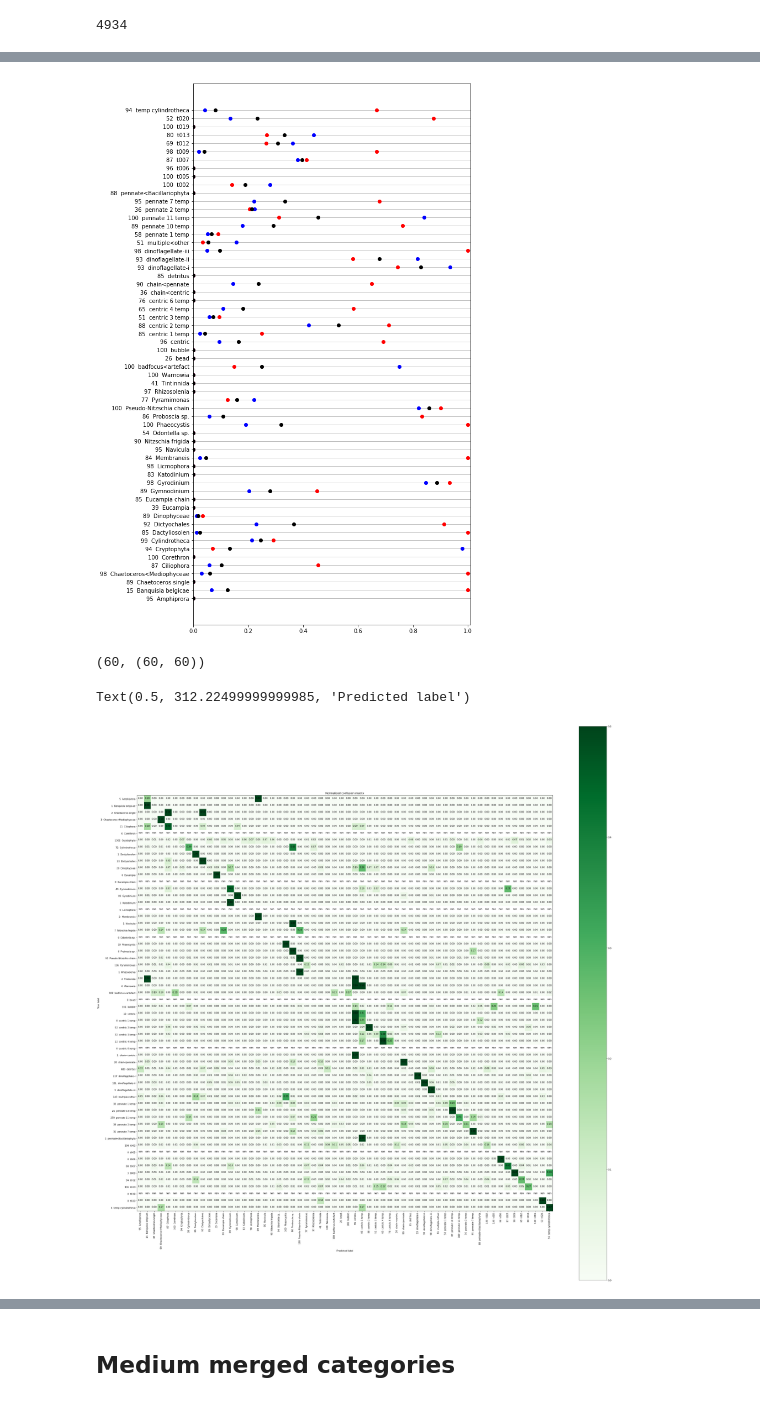
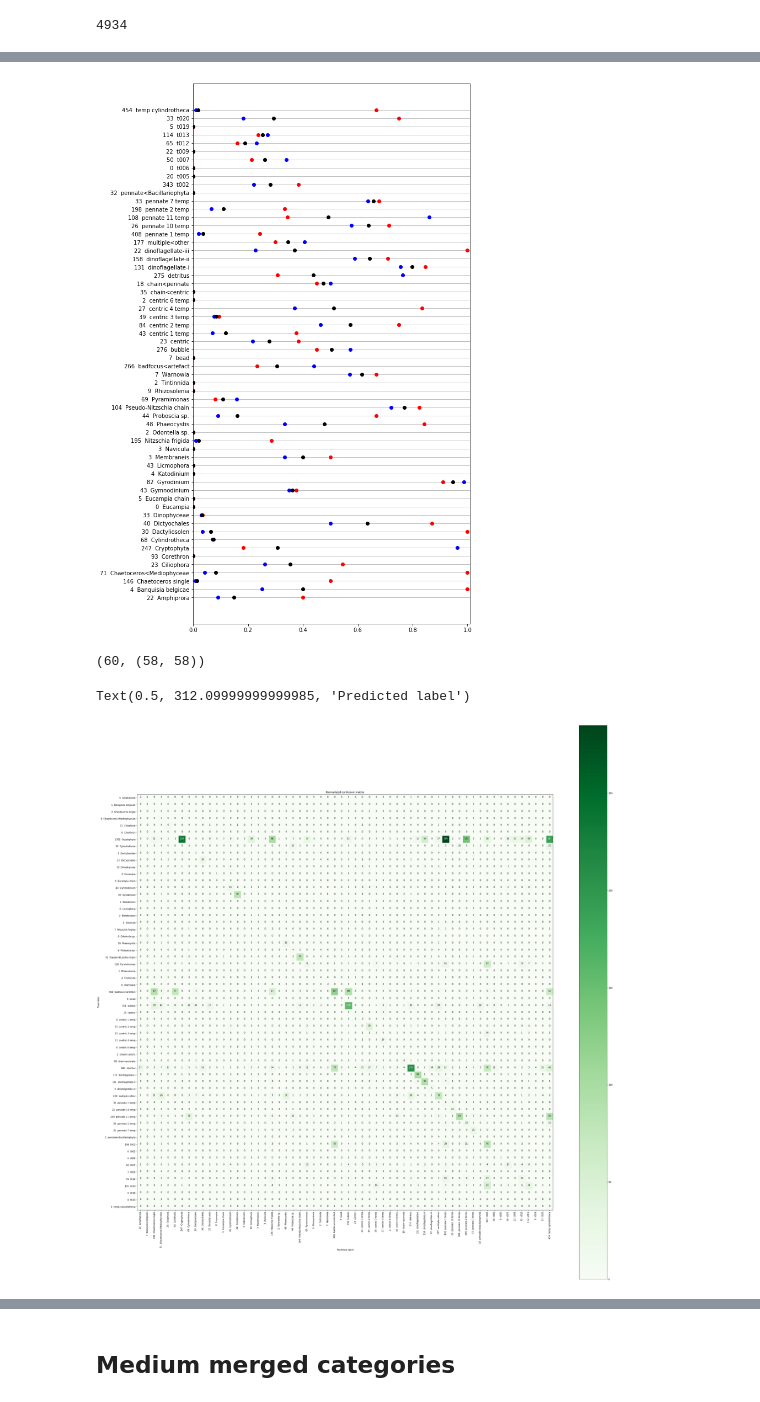
Before and after one commit to patrickcgray/deep_ifcb, a Jupyter notebook: python/model_predictions.ipynb, the cells around one changed output, grey strips where cells are left out. Drawn from its saved outputs; the diff is of its cells as text; code cells hidden in the pictures.

Commit message:
adding analysis redone for the nofeat model with live data and beginning on random forest model

```diff
--- a/python/model_predictions.ipynb
+++ b/python/model_predictions.ipynb
@@ -42,8 +33,8 @@ img_md_subset = pd.read_csv('../../../Data/fresh_data_012121/preserved/ifcb_ecot
 # %%
 # reading in the small subsets that schuyler predicted on
 
-#img_md_subset = pd.read_csv('../../../Data/fresh_data_012121/live/ecotaxa_cnn_predictions_live_100_per_class_240121.csv', sep='\t')
-img_md_subset = pd.read_csv('../../../Data/fresh_data_012121/preserved/ecotaxa_cnn_predictions_preserved_with_live_model_100_per_class_250121.csv', sep='\t')
+img_md_subset = pd.read_csv('../../../Data/fresh_data_012121/live/ecotaxa_cnn_predictions_live_100_per_class_240121.csv', sep='\t')
+#img_md_subset = pd.read_csv('../../../Data/fresh_data_012121/preserved/ecotaxa_cnn_predictions_preserved_with_live_model_100_per_class_250121.csv', sep='\t')
 # %%
 ! pwd
 # %% [output]
@@ -254,4 +236,4 @@ def generate_data(available_subset, batch_size):
 # %%
-predict_prob = model.predict_generator(generator = generate_data(prediction_subset,batch_size=1), steps=5543/1, verbose=1)
+predict_prob = model.predict_generator(generator = generate_data(prediction_subset,batch_size=1), steps=5830/1, verbose=1)
 #predict_prob = model.predict([X_predict, flu_data])
 # %% [output]
@@ -704,7 +526,7 @@ ifcb_ecotaxa_subset_012421.csv
 # %%
 #live_preds = pd.read_csv('../ecotaxa_cnn_predictions_preserved_with_live_model_100_per_class_250121.csv', sep='\t')
-live_preds = pd.read_csv('../../live/ecotaxa_cnn_predictions_live_100_per_class_240121.csv', sep='\t')
-#live_preds = prediction_subset
+#live_preds = pd.read_csv('../../live/ecotaxa_cnn_predictions_live_100_per_class_240121.csv', sep='\t')
+live_preds = prediction_subset
 live_preds['validated_type'] = ''
 live_preds.head()
 # %% [output]
@@ -963,12 +785,12 @@ ax.grid(which='major', linestyle='-', linewidth='0.5', color='grey', axis='y')
 #plt.savefig('merged_class_acc.png', dpi=300)
 plt.show()
 # %% [output]
-[figure, old version]
+[figure, new version]
 # %%
 from sklearn.metrics import confusion_matrix
 len(class_id_dict), confusion_matrix(np.array(all_labs), np.array(all_preds)).shape
 # %% [output]
-(60, (60, 60))
+(60, (58, 58))
 # %%
 all_labs.append(11)
 all_labs.append(52)
@@ -979,38 +801,38 @@ all_preds.append(52)
 from sklearn.metrics import confusion_matrix
 import itertools
 
 num_classes = len(class_id_dict)
 
 cm = confusion_matrix(np.array(all_labs), np.array(all_preds))
-cm = cm.astype('float') / cm.sum(axis = 1)[:, np.newaxis]
+#cm = cm.astype('float') / cm.sum(axis = 1)[:, np.newaxis]
 
 #print(cm)
 plt.figure(figsize=(35,35))
 
-plt.imshow(cm, cmap = 'Greens', vmax=0.5)
+plt.imshow(cm, cmap = 'Greens')
 plt.title('Normalized confusion matrix')
 plt.colorbar()
 tick_marks = np.arange(num_classes)
 plt.xticks(tick_marks, nc, rotation=90)
 plt.yticks(tick_marks, n_tc)
 
-fmt = '.2f'
+fmt = '.0f'
 thresh = cm.max() / 2.
 for i, j in itertools.product(range(cm.shape[0]), range(cm.shape[1])):
     plt.text(j, i, format(cm[i, j], fmt),
              horizontalalignment="center",
              color="white" if cm[i, j] > thresh else "black")
 
 plt.tight_layout()
 plt.ylabel('True label')
 plt.xlabel('Predicted label')
 #plt.axis('off')
 #plt.grid(b=None, which='major', axis='both')
 
 #plt.savefig('../../conf_matrix_unmerged_visible_low_end_large_validated.png', dpi=300)
 # %% [output]
-Text(0.5, 312.22499999999985, 'Predicted label')
+Text(0.5, 312.09999999999985, 'Predicted label')
-[figure, old version]
+[figure, new version]
 # %%
 counts, classes
 # %% [output]
```
Also changed, not shown: parts of 70 cells of this notebook, 1 other file.
